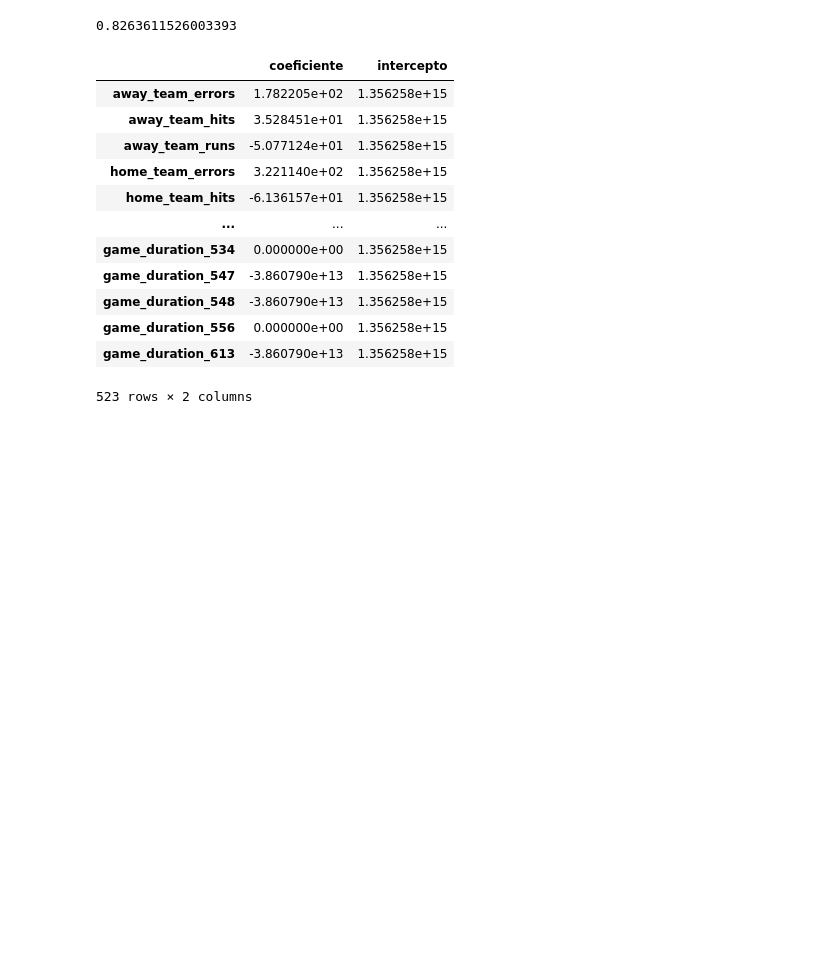
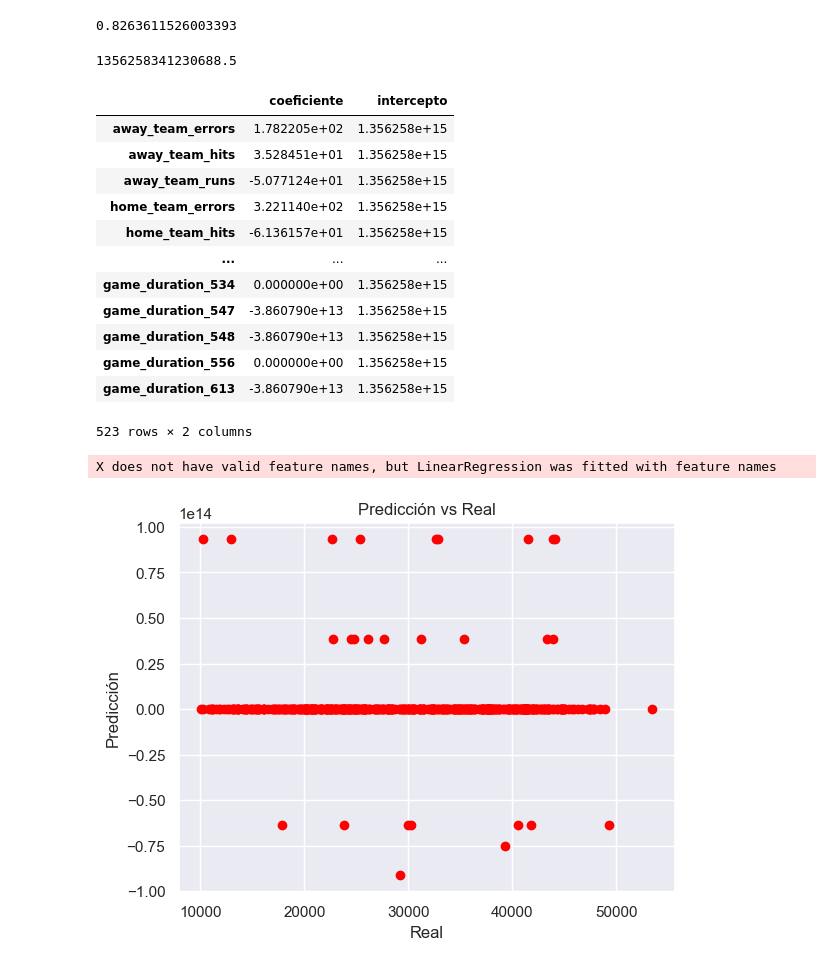
Before and after one commit to Yong-Park/DataMining_Lab1_UVG_2023, a Jupyter notebook: lab1.ipynb, the cells around one changed output. Drawn from its saved outputs; the diff is of its cells as text; code cells hidden in the pictures; blank space fills up the shorter version.

Commit message:
Simulación

```diff
--- a/lab1.ipynb
+++ b/lab1.ipynb
@@ -595,10 +597,11 @@ print(rCuadrado)
 #Ecuación del modelo
 coeficiente = poly_regresor.coef_
 intercepto = poly_regresor.intercept_
+print(intercepto)
 """print(coeficiente)
 print(intercepto)"""
 
-#Tranformamos el nombre de las carácteristicas luego de la códificación one-hot
+#Tranformamos el nombre de las carácteristicas luego de la códificación one-hot y el encoder
 nombres = X.columns
 nombres = [str(i).replace(" ", "").replace("(", "").replace(")", "").replace("/", "").replace("-", "_").replace(":", "").replace(".", "").replace(",", "").replace("'", "").replace("?", "").replace("!", "").replace(";", "").replace("=", "").replace(">", "").replace("<", "").replace("]", "").replace("[", "").replace("}", "").replace("{", "").replace("á", "a").replace("é", "e").replace("í", "i").replace("ó", "o").replace("ú", "u").replace("ñ", "n").replace("Á", "A").replace("É", "E").replace("Í", "I") for i in nombres]
 #Imprimimos la ecuación del modelo
@@ -613,6 +616,7 @@ ecuacion = pd.DataFrame(coeficiente, index = nombres, columns = ["coeficiente"])
 ecuacion["intercepto"] = intercepto
 ecuacion
 # %% [output]
+1356258341230688.5
 |  | coeficiente | intercepto |
 | away_team_errors | 1.782205e+02 | 1.356258e+15 |
 | away_team_hits | 3.528451e+01 | 1.356258e+15 |
@@ -625,4 +629,16 @@ ecuacion
 | game_duration_548 | -3.860790e+13 | 1.356258e+15 |
 | game_duration_556 | 0.000000e+00 | 1.356258e+15 |
 | game_duration_613 | -3.860790e+13 | 1.356258e+15 |
-523 rows × 2 columns
+523 rows × 2 columns
+# %%
+#Simulación
+y_pred = poly_regresor.predict(X_prueba)
+#Gráfica de los datos con diferente color, uno para y_prueba y otro para y_pred
+plt.scatter(y_prueba, y_pred, color = "red")
+plt.title("Predicción vs Real")
+plt.xlabel("Real")
+plt.ylabel("Predicción")
+plt.show()
+# %% [output]
+X does not have valid feature names, but LinearRegression was fitted with feature names
+[figure, added]
```
Also changed, not shown: parts of 2 cells of this notebook.
